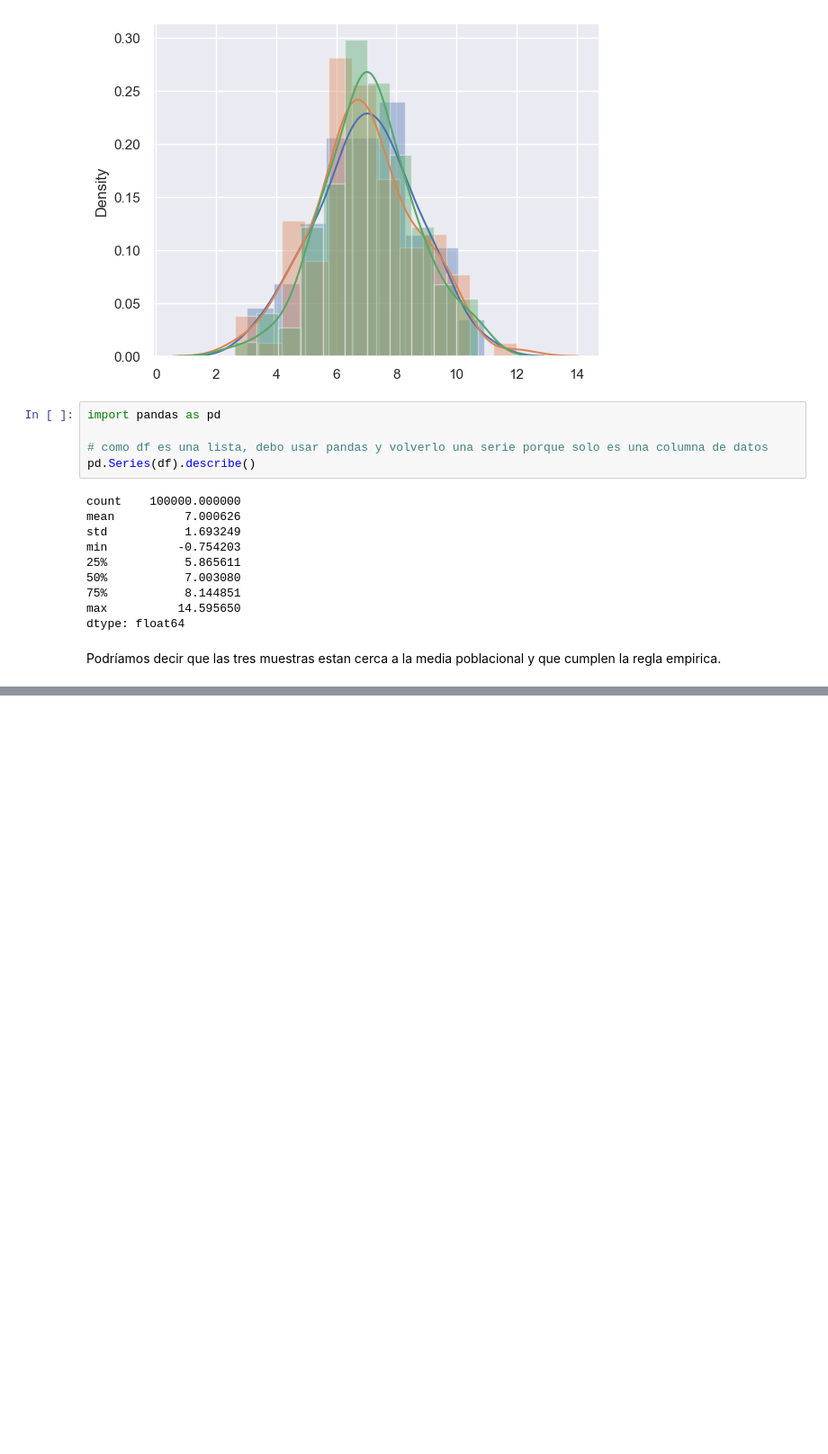
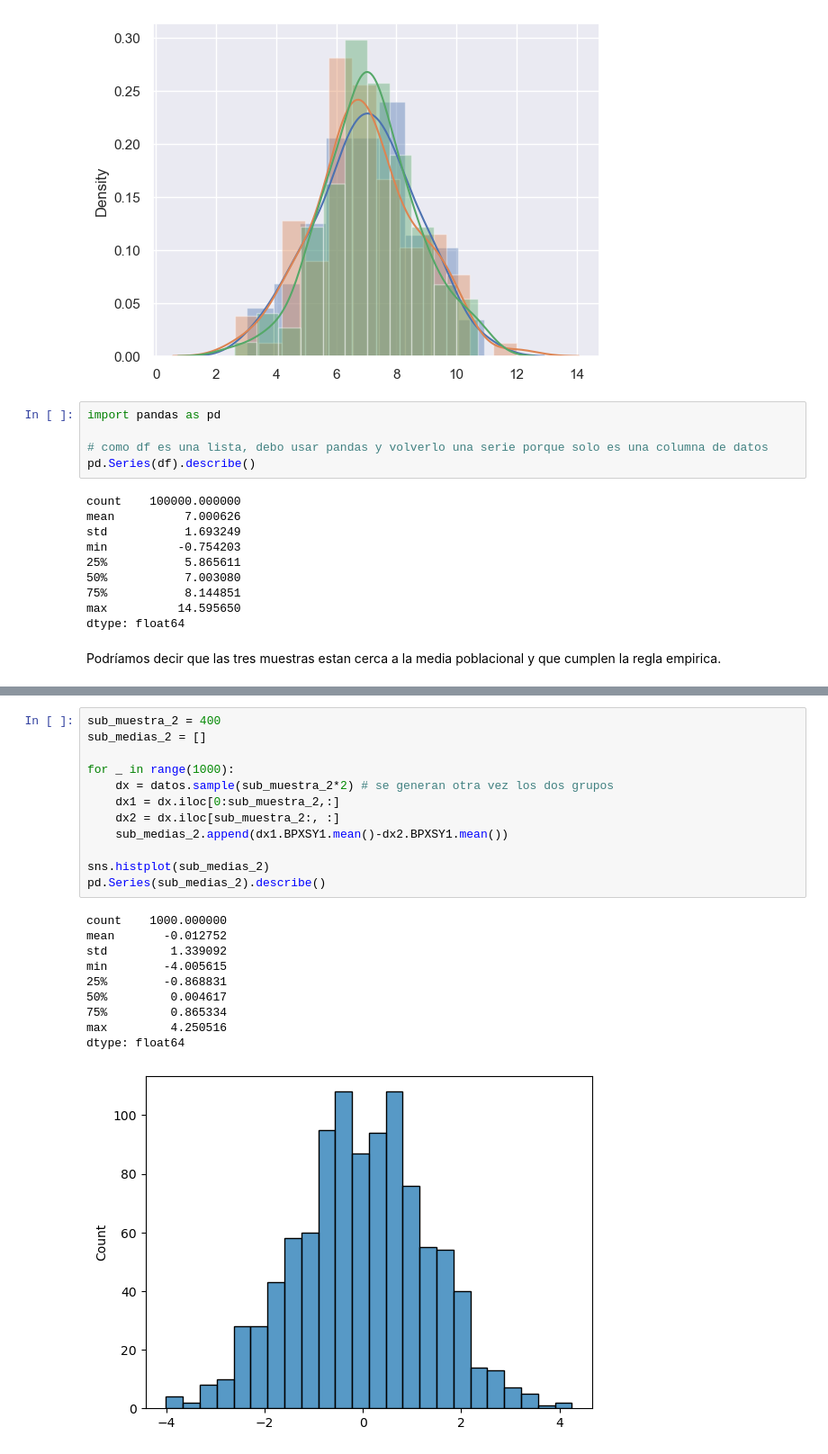
Before and after one commit to onavarrete04/Introduccion-Ciencia-Datos, a Jupyter notebook: 2023 - 1 PRACTICA - NHANES - DATOS UNIVARIADOS - MULTIVARIADOS.ipynb, the cells around one changed output, grey strips where cells are left out. Shown at 90% size. Drawn from its saved outputs; the diff is of its cells as text; blank space fills up the shorter version.

```diff
--- a/2023 - 1 PRACTICA - NHANES - DATOS UNIVARIADOS - MULTIVARIADOS.ipynb
+++ b/2023 - 1 PRACTICA - NHANES - DATOS UNIVARIADOS - MULTIVARIADOS.ipynb
@@ -1840,0 +1902,23 @@ Podríamos decir que las tres muestras estan cerca a la media poblacional y que
+# %%
+sub_muestra_2 = 400
+sub_medias_2 = []
+
+for _ in range(1000):
+    dx = datos.sample(sub_muestra_2*2) # se generan otra vez los dos grupos
+    dx1 = dx.iloc[0:sub_muestra_2,:]
+    dx2 = dx.iloc[sub_muestra_2:, :]
+    sub_medias_2.append(dx1.BPXSY1.mean()-dx2.BPXSY1.mean())
+
+sns.histplot(sub_medias_2)
+pd.Series(sub_medias_2).describe()
+# %% [output]
+count    1000.000000
+mean       -0.012752
+std         1.339092
+min        -4.005615
+25%        -0.868831
+50%         0.004617
+75%         0.865334
+max         4.250516
+dtype: float64
+[figure, added]
```
Also changed, not shown: parts of 18 cells of this notebook.
